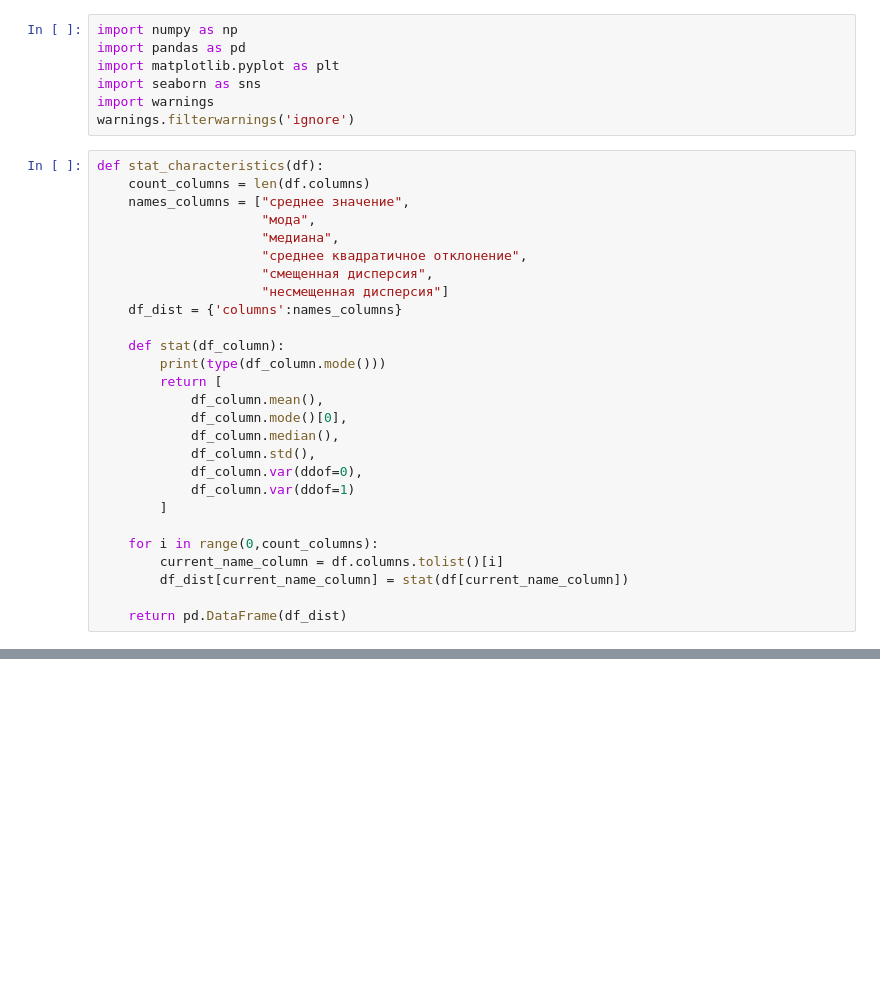
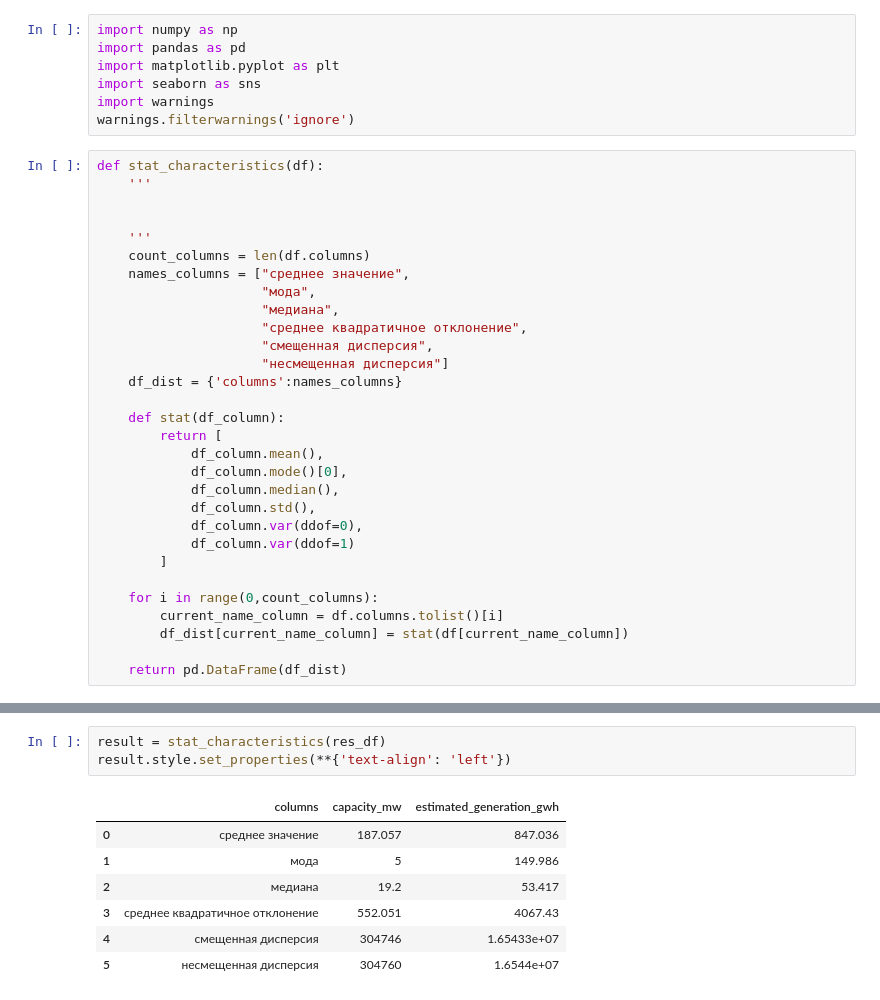
Before and after one commit to denicCH/Mathematical-Statistics, a Jupyter notebook: Lesson_3.ipynb, the cells around one changed output, grey strips where cells are left out. Drawn from its saved outputs; the diff is of its cells as text; blank space fills up the shorter version.

```diff
--- a/Lesson_3.ipynb
+++ b/Lesson_3.ipynb
@@ -25,6 +25,10 @@ import warnings
 warnings.filterwarnings('ignore')
 # %%
 def stat_characteristics(df):
+    '''
+
+
+    '''
     count_columns = len(df.columns)
     names_columns = ["среднее значение",
                      "мода",
@@ -35,7 +39,6 @@ def stat_characteristics(df):
     df_dist = {'columns':names_columns}
 
     def stat(df_column):
-        print(type(df_column.mode()))
         return [
             df_column.mean(),
             df_column.mode()[0],
@@ -80,3 +63,14 @@ d
+# %%
+result = stat_characteristics(res_df)
+result.style.set_properties(**{'text-align': 'left'})
+# %% [output]
+|  | columns | capacity_mw | estimated_generation_gwh |
+| 0 | среднее значение | 187.057 | 847.036 |
+| 1 | мода | 5 | 149.986 |
+| 2 | медиана | 19.2 | 53.417 |
+| 3 | среднее квадратичное отклонение | 552.051 | 4067.43 |
+| 4 | смещенная дисперсия | 304746 | 1.65433e+07 |
+| 5 | несмещенная дисперсия | 304760 | 1.6544e+07 |
 # %%
 x1 = res_df['capacity_mw']
 log_x1 = np.log(x1)
```
Also changed, not shown: parts of 9 cells of this notebook.
